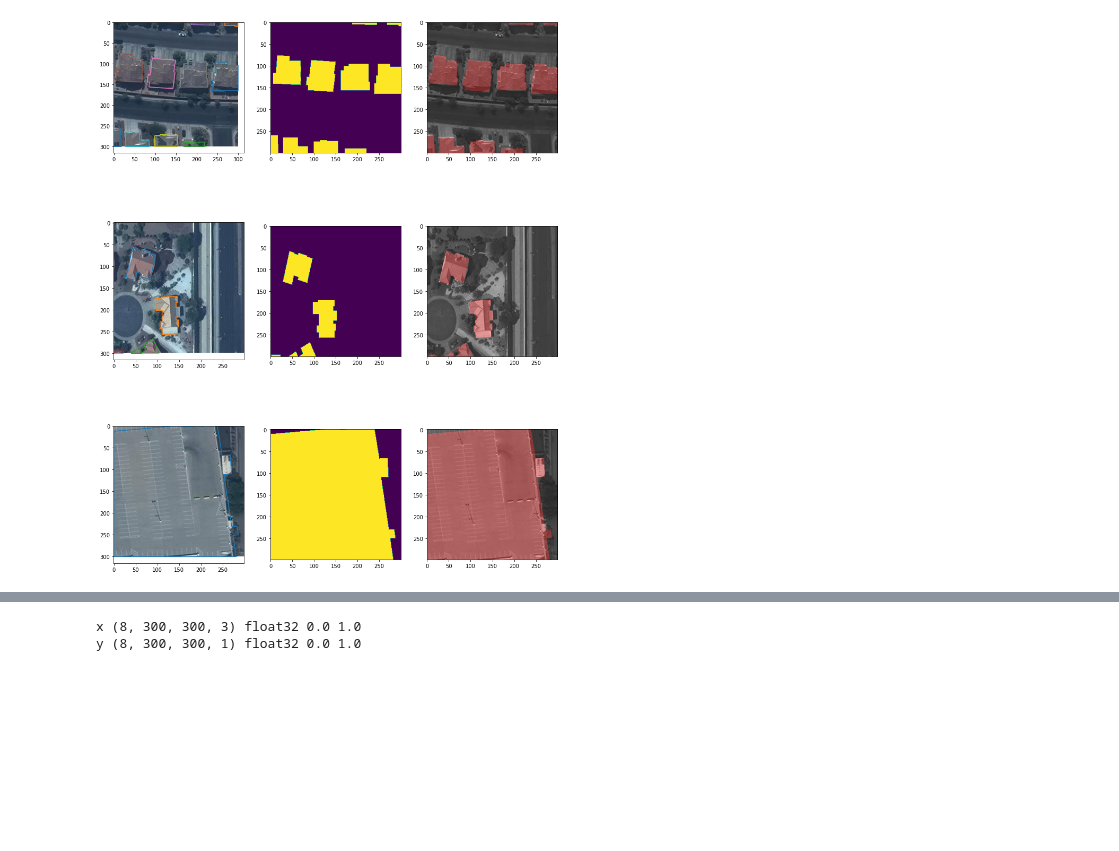
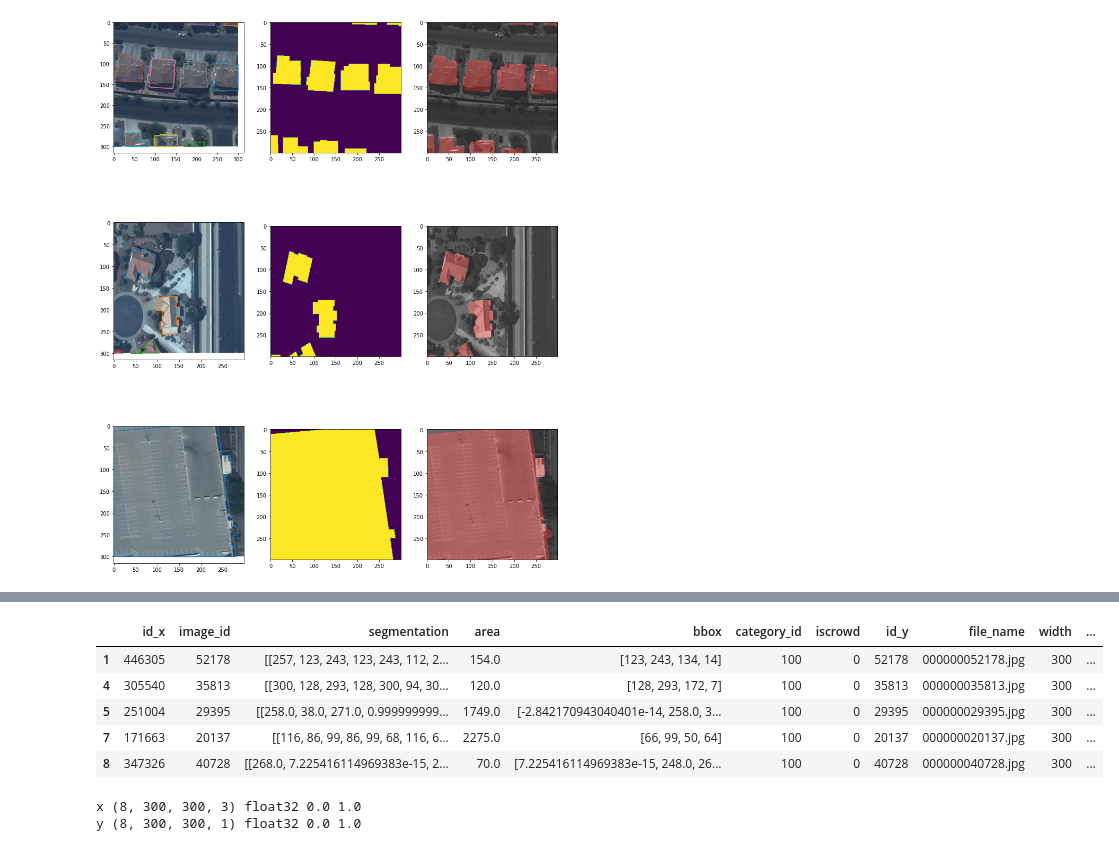
Before and after one commit to nullptr-code/CS437_Project, a Jupyter notebook: building_segmentation.ipynb, the cells around one changed output, grey strips where cells are left out. Drawn from its saved outputs; the diff is of its cells as text; code cells hidden in the pictures; blank space fills up the shorter version.

```diff
--- a/building_segmentation.ipynb
+++ b/building_segmentation.ipynb
@@ -124,3 +124,12 @@ print(valid_df.shape[0], "validation boxes")
+# %%
+train_df.head()
+# %% [output]
+|  | id_x | image_id | segmentation | area | bbox | category_id | iscrowd | id_y | file_name | width | ... |
+| 1 | 446305 | 52178 | [[257, 123, 243, 123, 243, 112, 2... | 154.0 | [123, 243, 134, 14] | 100 | 0 | 52178 | 000000052178.jpg | 300 | ... |
+| 4 | 305540 | 35813 | [[300, 128, 293, 128, 300, 94, 30... | 120.0 | [128, 293, 172, 7] | 100 | 0 | 35813 | 000000035813.jpg | 300 | ... |
+| 5 | 251004 | 29395 | [[258.0, 38.0, 271.0, 0.999999999... | 1749.0 | [-2.842170943040401e-14, 258.0, 3... | 100 | 0 | 29395 | 000000029395.jpg | 300 | ... |
+| 7 | 171663 | 20137 | [[116, 86, 99, 86, 99, 68, 116, 6... | 2275.0 | [66, 99, 50, 64] | 100 | 0 | 20137 | 000000020137.jpg | 300 | ... |
+| 8 | 347326 | 40728 | [[268.0, 7.225416114969383e-15, 2... | 70.0 | [7.225416114969383e-15, 248.0, 26... | 100 | 0 | 40728 | 000000040728.jpg | 300 | ... |
 # %%
 def batch_img_gen(in_df, batch_size):
     all_groups = list(in_df.groupby("image_id"))
```
Also changed, not shown: parts of 12 cells of this notebook, 1 other file.
